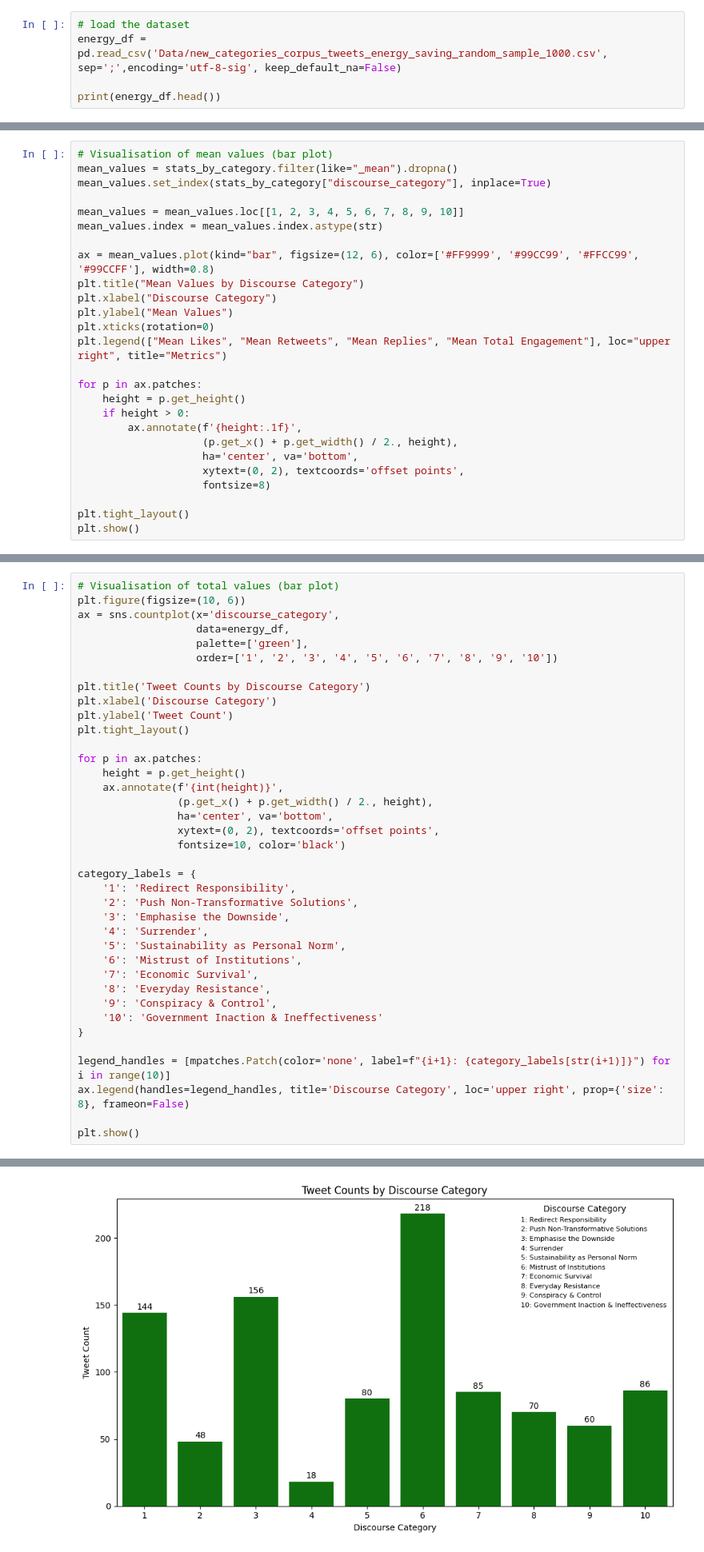
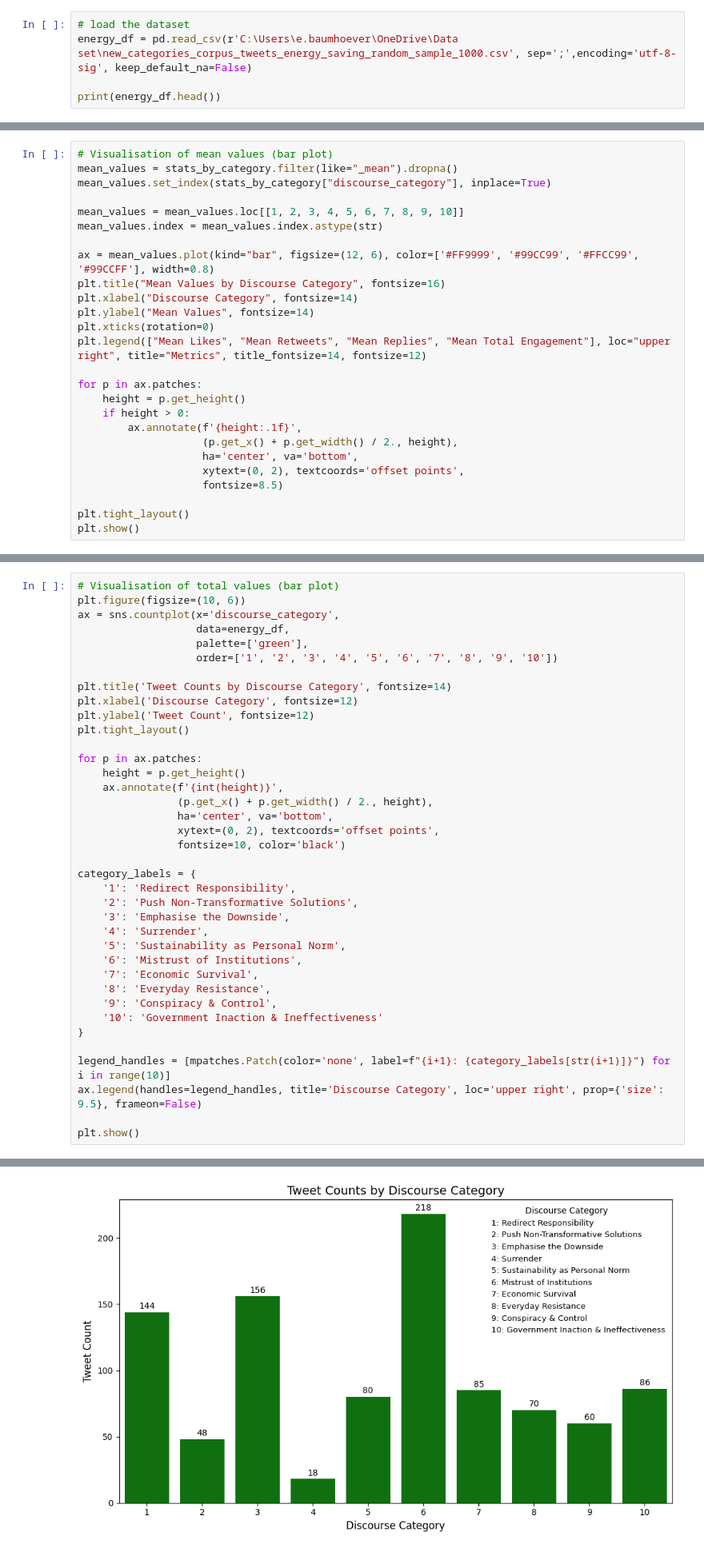
Before and after one commit to Emcha16/Bachelorarbeit, a Jupyter notebook: Discourses_of_energy_delay.ipynb, the cells around one changed output, grey strips where cells are left out. Shown at 80% size. Drawn from its saved outputs; the diff is of its cells as text.

Commit message:
New File with fontsize change

```diff
--- a/Discourses_of_energy_delay.ipynb
+++ b/Discourses_of_energy_delay.ipynb
@@ -50,7 +50,7 @@ nltk.download('wordnet')
 True
 # %%
 # load the dataset
-energy_df = pd.read_csv('Data/new_categories_corpus_tweets_energy_saving_random_sample_1000.csv', sep=';',encoding='utf-8-sig', keep_default_na=False)
+energy_df = pd.read_csv(r'C:\Users\e.baumhoever\OneDrive\Data set\new_categories_corpus_tweets_energy_saving_random_sample_1000.csv', sep=';',encoding='utf-8-sig', keep_default_na=False)
 
 print(energy_df.head())
 # %% [output]
@@ -222,11 +222,11 @@ mean_values = mean_values.loc[[1, 2, 3, 4, 5, 6, 7, 8, 9, 10]]
 mean_values.index = mean_values.index.astype(str)
 
 ax = mean_values.plot(kind="bar", figsize=(12, 6), color=['#FF9999', '#99CC99', '#FFCC99', '#99CCFF'], width=0.8)
-plt.title("Mean Values by Discourse Category")
-plt.xlabel("Discourse Category")
-plt.ylabel("Mean Values")
+plt.title("Mean Values by Discourse Category", fontsize=16)
+plt.xlabel("Discourse Category", fontsize=14)
+plt.ylabel("Mean Values", fontsize=14)
 plt.xticks(rotation=0)
-plt.legend(["Mean Likes", "Mean Retweets", "Mean Replies", "Mean Total Engagement"], loc="upper right", title="Metrics")
+plt.legend(["Mean Likes", "Mean Retweets", "Mean Replies", "Mean Total Engagement"], loc="upper right", title="Metrics", title_fontsize=14, fontsize=12)
 
 for p in ax.patches:
     height = p.get_height()
@@ -235,7 +235,7 @@ for p in ax.patches:
                     (p.get_x() + p.get_width() / 2., height),
                     ha='center', va='bottom',
                     xytext=(0, 2), textcoords='offset points',
-                    fontsize=8)
+                    fontsize=8.5)
 
 plt.tight_layout()
 plt.show()
@@ -249,43 +249,43 @@ ax = sns.countplot(x='discourse_category',
                    palette=['green'],
                    order=['1', '2', '3', '4', '5', '6', '7', '8', '9', '10'])
 
-plt.title('Tweet Counts by Discourse Category')
-plt.xlabel('Discourse Category')
-plt.ylabel('Tweet Count')
+plt.title('Tweet Counts by Discourse Category', fontsize=14)
+plt.xlabel('Discourse Category', fontsize=12)
+plt.ylabel('Tweet Count', fontsize=12)
 plt.tight_layout()
 
 for p in ax.patches:
     height = p.get_height()
     ax.annotate(f'{int(height)}',
                 (p.get_x() + p.get_width() / 2., height),
                 ha='center', va='bottom',
                 xytext=(0, 2), textcoords='offset points',
                 fontsize=10, color='black')
 
 category_labels = {
     '1': 'Redirect Responsibility',
     '2': 'Push Non-Transformative Solutions',
     '3': 'Emphasise the Downside',
     '4': 'Surrender',
     '5': 'Sustainability as Personal Norm',
     '6': 'Mistrust of Institutions',
     '7': 'Economic Survival',
     '8': 'Everyday Resistance',
     '9': 'Conspiracy & Control',
     '10': 'Government Inaction & Ineffectiveness'
 }
 
 legend_handles = [mpatches.Patch(color='none', label=f"{i+1}: {category_labels[str(i+1)]}") for i in range(10)]
-ax.legend(handles=legend_handles, title='Discourse Category', loc='upper right', prop={'size': 8}, frameon=False)
+ax.legend(handles=legend_handles, title='Discourse Category', loc='upper right', prop={'size': 9.5}, frameon=False)
 
 plt.show()
 # %% [output]
 Passing `palette` without assigning `hue` is deprecated and will be removed in v0.14.0. Assign the `x` variable to `hue` and set `legend=False` for the same effect.
 
   ax = sns.countplot(x='discourse_category',
 The palette list has fewer values (1) than needed (10) and will cycle, which may produce an uninterpretable plot.
   ax = sns.countplot(x='discourse_category',
-[figure, old version]
+[figure, new version]
 # %%
 # Visualisation of Mean Likes by Discourse Category (bar plot)
 
```
Also changed, not shown: parts of 9 cells of this notebook, 1 other file.
